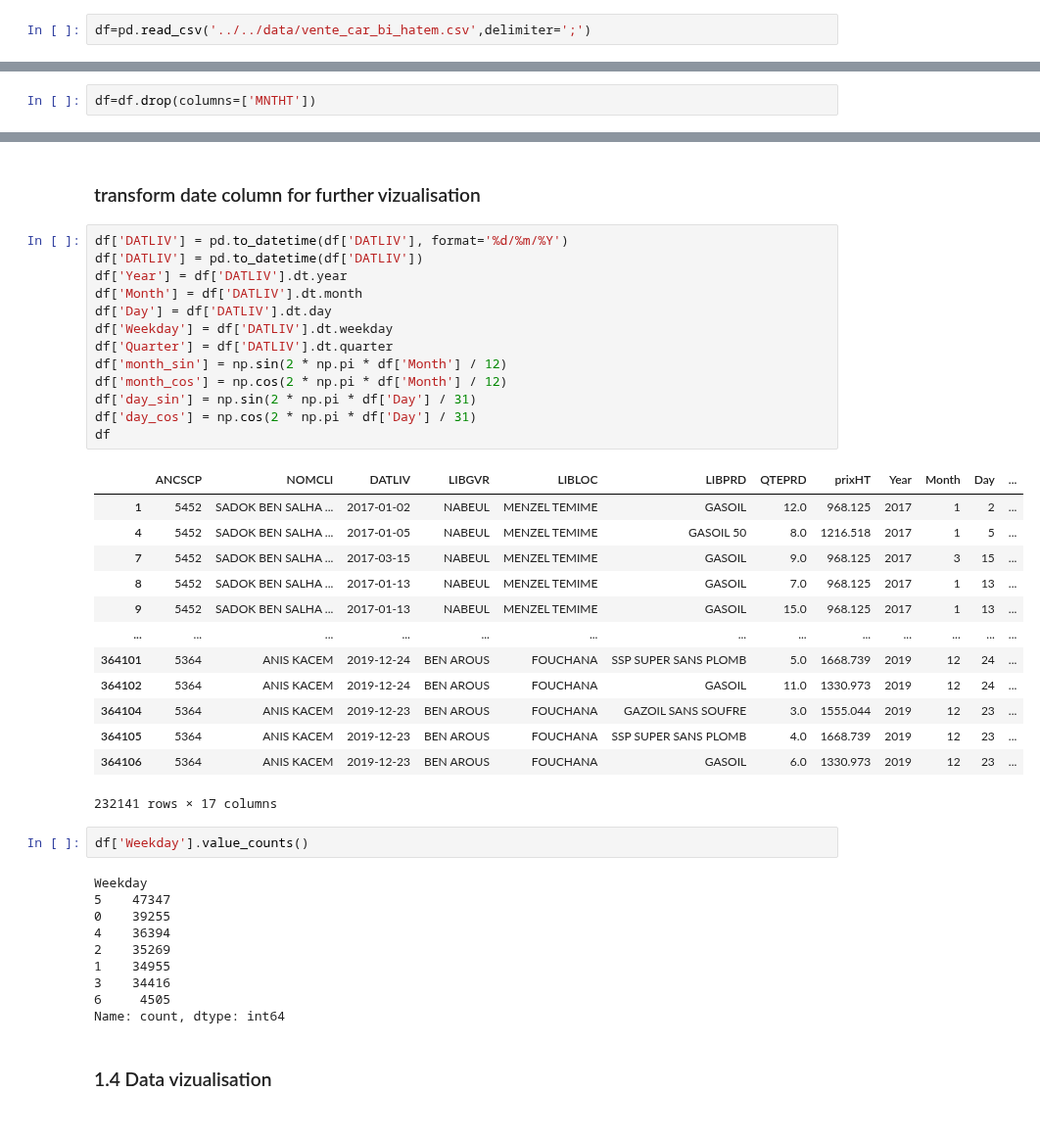
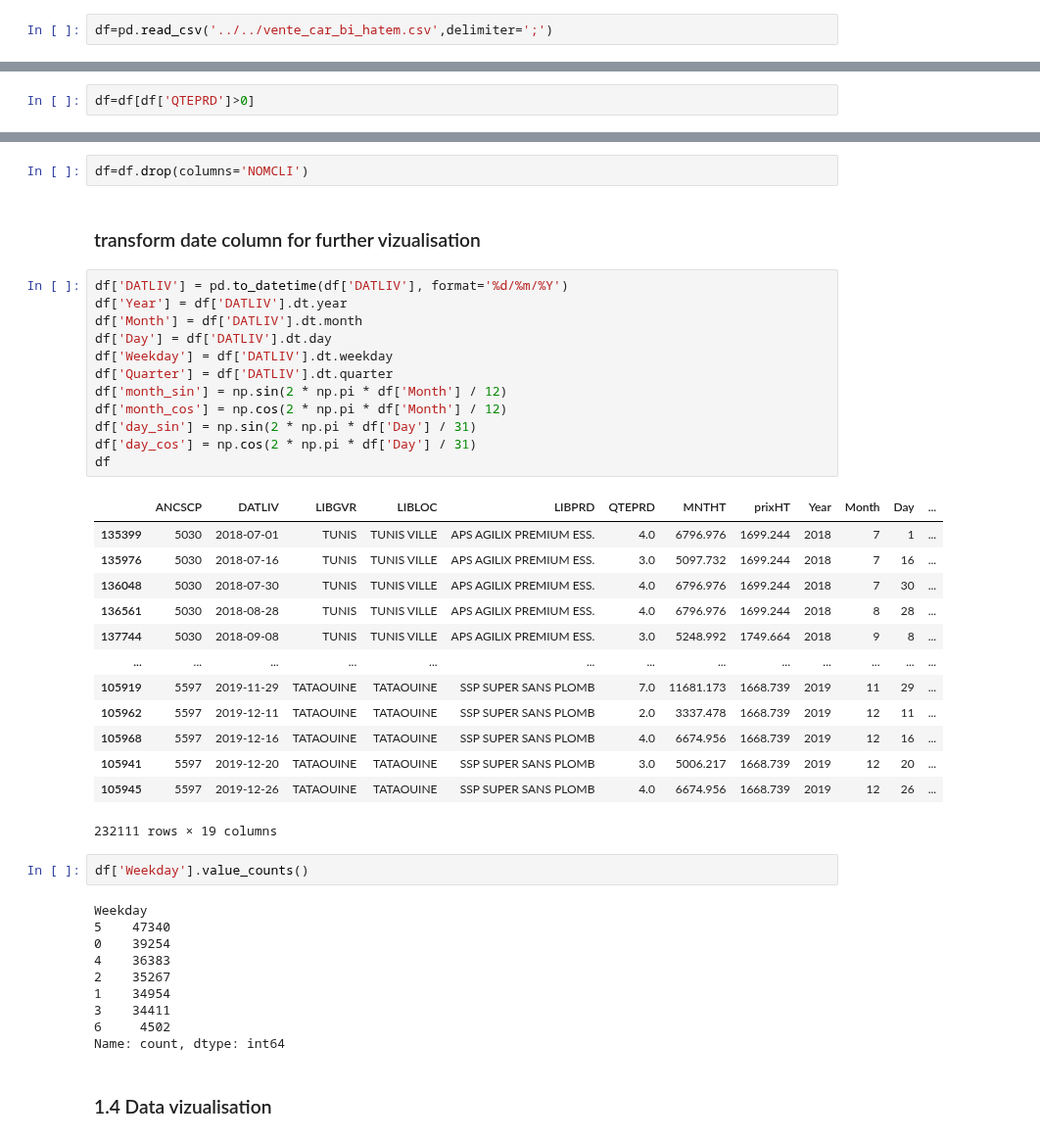
Before and after one commit to MedAzizBouzid/AGIL-ENERGY-Forecast-system, a Jupyter notebook: notebooks/BO2/forecast_next_call.ipynb, the cells around one changed output, grey strips where cells are left out. Shown at 98% size. Saved outputs shown, nothing was run; the diff lists cells and outputs as text.

```diff
--- a/notebooks/BO2/forecast_next_call.ipynb
+++ b/notebooks/BO2/forecast_next_call.ipynb
@@ -8,7 +8,7 @@ import seaborn as sns
 
 import matplotlib.pyplot as plt
 # %%
-df=pd.read_csv('../../data/vente_car_bi_hatem.csv',delimiter=';')
+df=pd.read_csv('../../vente_car_bi_hatem.csv',delimiter=';')
 # %%
 df.info()
 # %% [output]
@@ -50,6 +52,8 @@ df['MNTHT']=df['MNTHT'].str.replace(',','.')
 df['MNTHT']=pd.to_numeric(df['MNTHT'],errors='raise')
 # %%
 df=df[df['MNTHT']>0]
+# %%
+df=df[df['QTEPRD']>0]
 # %%
 df.loc[df["LIBPRD"] == "AGILIX PREMIUM ESSENCE", "LIBPRD"] = "APS AGILIX PREMIUM ESS."
 df.loc[df["LIBPRD"] == "AGILIX PREMIUM GASOIL", "LIBPRD"] = "APG AGILIX PREMIUM GAS."
@@ -72,5 +74,3 @@ df = df.assign(
-# %%
-df=df.drop(columns=['MNTHT'])
 # %% [markdown]
 ### 1.2 Null values
 # %%
@@ -87,43 +87,44 @@ Shape of dataset after removing duplicates: (232141, 8)
+# %%
+df=df.drop(columns='NOMCLI')
 # %% [markdown]
 ### transform date column for further vizualisation
 # %%
 df['DATLIV'] = pd.to_datetime(df['DATLIV'], format='%d/%m/%Y')
-df['DATLIV'] = pd.to_datetime(df['DATLIV'])
 df['Year'] = df['DATLIV'].dt.year
 df['Month'] = df['DATLIV'].dt.month
 df['Day'] = df['DATLIV'].dt.day
 df['Weekday'] = df['DATLIV'].dt.weekday
 df['Quarter'] = df['DATLIV'].dt.quarter
 df['month_sin'] = np.sin(2 * np.pi * df['Month'] / 12)
 df['month_cos'] = np.cos(2 * np.pi * df['Month'] / 12)
 df['day_sin'] = np.sin(2 * np.pi * df['Day'] / 31)
 df['day_cos'] = np.cos(2 * np.pi * df['Day'] / 31)
 df
 # %% [output]
-|  | ANCSCP | NOMCLI | DATLIV | LIBGVR | LIBLOC | LIBPRD | QTEPRD | prixHT | Year | Month | Day | ... |
-| 1 | 5452 | SADOK BEN SALHA ... | 2017-01-02 | NABEUL | MENZEL TEMIME | GASOIL | 12.0 | 968.125 | 2017 | 1 | 2 | ... |
-| 4 | 5452 | SADOK BEN SALHA ... | 2017-01-05 | NABEUL | MENZEL TEMIME | GASOIL 50 | 8.0 | 1216.518 | 2017 | 1 | 5 | ... |
-| 7 | 5452 | SADOK BEN SALHA ... | 2017-03-15 | NABEUL | MENZEL TEMIME | GASOIL | 9.0 | 968.125 | 2017 | 3 | 15 | ... |
-| 8 | 5452 | SADOK BEN SALHA ... | 2017-01-13 | NABEUL | MENZEL TEMIME | GASOIL | 7.0 | 968.125 | 2017 | 1 | 13 | ... |
-| 9 | 5452 | SADOK BEN SALHA ... | 2017-01-13 | NABEUL | MENZEL TEMIME | GASOIL | 15.0 | 968.125 | 2017 | 1 | 13 | ... |
+|  | ANCSCP | DATLIV | LIBGVR | LIBLOC | LIBPRD | QTEPRD | MNTHT | prixHT | Year | Month | Day | ... |
+| 135399 | 5030 | 2018-07-01 | TUNIS | TUNIS VILLE | APS AGILIX PREMIUM ESS. | 4.0 | 6796.976 | 1699.244 | 2018 | 7 | 1 | ... |
+| 135976 | 5030 | 2018-07-16 | TUNIS | TUNIS VILLE | APS AGILIX PREMIUM ESS. | 3.0 | 5097.732 | 1699.244 | 2018 | 7 | 16 | ... |
+| 136048 | 5030 | 2018-07-30 | TUNIS | TUNIS VILLE | APS AGILIX PREMIUM ESS. | 4.0 | 6796.976 | 1699.244 | 2018 | 7 | 30 | ... |
+| 136561 | 5030 | 2018-08-28 | TUNIS | TUNIS VILLE | APS AGILIX PREMIUM ESS. | 4.0 | 6796.976 | 1699.244 | 2018 | 8 | 28 | ... |
+| 137744 | 5030 | 2018-09-08 | TUNIS | TUNIS VILLE | APS AGILIX PREMIUM ESS. | 3.0 | 5248.992 | 1749.664 | 2018 | 9 | 8 | ... |
 | ... | ... | ... | ... | ... | ... | ... | ... | ... | ... | ... | ... | ... |
-| 364101 | 5364 | ANIS KACEM | 2019-12-24 | BEN AROUS | FOUCHANA | SSP SUPER SANS PLOMB | 5.0 | 1668.739 | 2019 | 12 | 24 | ... |
-| 364102 | 5364 | ANIS KACEM | 2019-12-24 | BEN AROUS | FOUCHANA | GASOIL | 11.0 | 1330.973 | 2019 | 12 | 24 | ... |
-| 364104 | 5364 | ANIS KACEM | 2019-12-23 | BEN AROUS | FOUCHANA | GAZOIL SANS SOUFRE | 3.0 | 1555.044 | 2019 | 12 | 23 | ... |
-| 364105 | 5364 | ANIS KACEM | 2019-12-23 | BEN AROUS | FOUCHANA | SSP SUPER SANS PLOMB | 4.0 | 1668.739 | 2019 | 12 | 23 | ... |
-| 364106 | 5364 | ANIS KACEM | 2019-12-23 | BEN AROUS | FOUCHANA | GASOIL | 6.0 | 1330.973 | 2019 | 12 | 23 | ... |
+| 105919 | 5597 | 2019-11-29 | TATAOUINE | TATAOUINE | SSP SUPER SANS PLOMB | 7.0 | 11681.173 | 1668.739 | 2019 | 11 | 29 | ... |
+| 105962 | 5597 | 2019-12-11 | TATAOUINE | TATAOUINE | SSP SUPER SANS PLOMB | 2.0 | 3337.478 | 1668.739 | 2019 | 12 | 11 | ... |
+| 105968 | 5597 | 2019-12-16 | TATAOUINE | TATAOUINE | SSP SUPER SANS PLOMB | 4.0 | 6674.956 | 1668.739 | 2019 | 12 | 16 | ... |
+| 105941 | 5597 | 2019-12-20 | TATAOUINE | TATAOUINE | SSP SUPER SANS PLOMB | 3.0 | 5006.217 | 1668.739 | 2019 | 12 | 20 | ... |
+| 105945 | 5597 | 2019-12-26 | TATAOUINE | TATAOUINE | SSP SUPER SANS PLOMB | 4.0 | 6674.956 | 1668.739 | 2019 | 12 | 26 | ... |
-232141 rows × 17 columns
+232111 rows × 19 columns
 # %%
 df['Weekday'].value_counts()
 # %% [output]
 Weekday
-5    47347
-0    39255
-4    36394
-2    35269
-1    34955
-3    34416
-6     4505
+5    47340
+0    39254
+4    36383
+2    35267
+1    34954
+3    34411
+6     4502
 Name: count, dtype: int64
 # %% [markdown]
 ### 1.4 Data vizualisation
```
Also changed, not shown: parts of 67 cells of this notebook, 34 other files.
